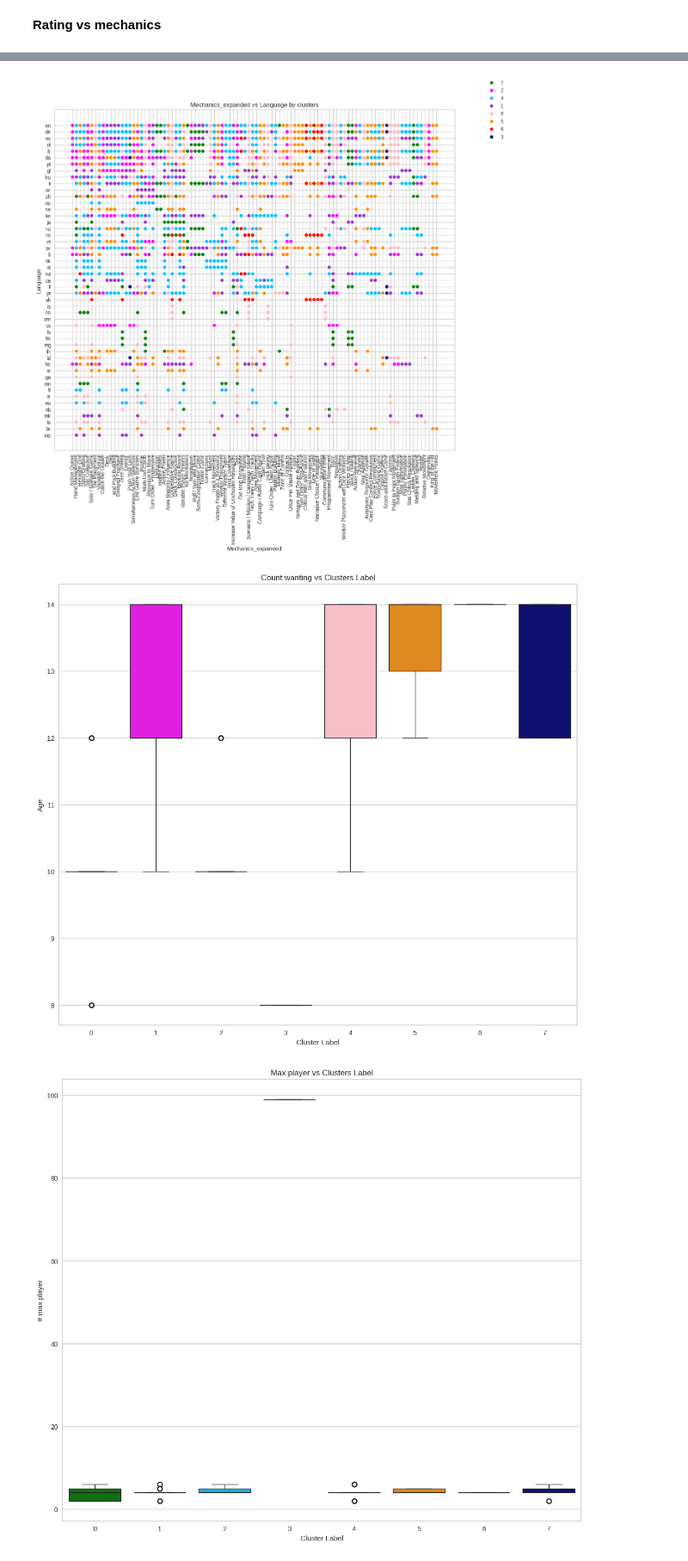
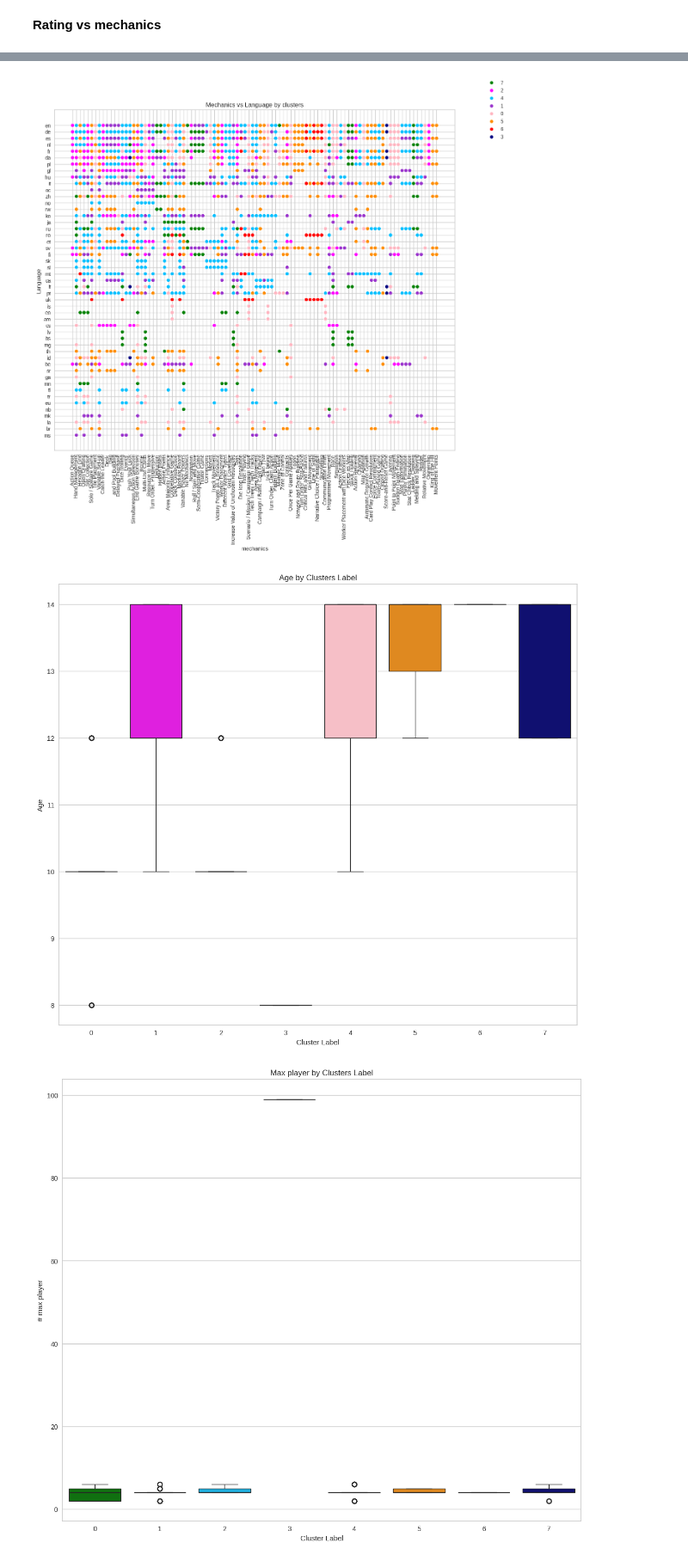
Before and after one commit to ABF-QC/Module3_Project2_solo, a Jupyter notebook: notebook/Clustering.ipynb, the cells around one changed output, grey strips where cells are left out. Shown at 86% size. Drawn from its saved outputs; the diff is of its cells as text; code cells hidden in the pictures.

```diff
--- a/notebook/Clustering.ipynb
+++ b/notebook/Clustering.ipynb
@@ -76,7 +76,8 @@ Index(['username', 'rating', 'comment', 'gamename', 'mechanics', 'min_players',
 # %%
 col2discard = []
 
-col2keep = ['max_players',
+col2keep = [#'min_players',
+            'max_players',
             'minplaytime',
             'maxplaytime',
             'age',
@@ -699,0 +558,7 @@ new_tmp_df2
+# %%
+tmp = df.copy()
+
+tmp['mechanics'] = tmp['mechanics'].str.split(',')
+
+tmp = tmp.explode('mechanics')
+tmp
@@ -748,27 +627,27 @@ plt.show()
 # %%
 # Create figure and adjust size
 plt.figure(figsize=(14,12))
 
 
 # Create count plot
-ax = sns.scatterplot(new_tmp_df2, x='Mechanics_expanded', y='lang', hue='label_str', legend=True, palette=palette)
+ax = sns.scatterplot(tmp, x='mechanics', y='lang', hue='label_str', legend=True, palette=palette)
 
 # Add title
-ax.set_title(f'Mechanics_expanded vs Language by clusters')
+ax.set_title(f'Mechanics vs Language by clusters')
 
 # Add axis labels
-ax.set_xlabel('Mechanics_expanded')
+ax.set_xlabel('mechanics')
 ax.set_ylabel('Language')
 
 #
-ax.set_xticklabels(new_tmp_df2['Mechanics_expanded'].unique(),rotation=90)
+ax.set_xticklabels(tmp['mechanics'].unique(),rotation=90)
 
 plt.legend(loc='upper center', bbox_to_anchor=(1.1, 1.1), ncol=1)
 
 # Show plot
 plt.show()
 # %% [output]
-[figure, old version]
+[figure, new version]
 # %%
 # Create figure and adjust size
 plt.figure(figsize=(14,12))
@@ -779,7 +658,7 @@ plt.figure(figsize=(14,12))
 ax = sns.boxplot(df, x='label', y='age', legend=False, hue='label', palette=palette)
 
 # Add title
-ax.set_title(f'Count wanting vs Clusters Label')
+ax.set_title(f'Age by Clusters Label')
 
 # Add axis labels
 ax.set_xlabel('Cluster Label')
@@ -791,7 +670,7 @@ ax.set_ylabel('Age')
 # Show plot
 plt.show()
 # %% [output]
-[figure, old version]
+[figure, new version]
 # %%
 # Create figure and adjust size
 plt.figure(figsize=(14,12))
```
Also changed, not shown: parts of 27 cells of this notebook, 1 other file.
